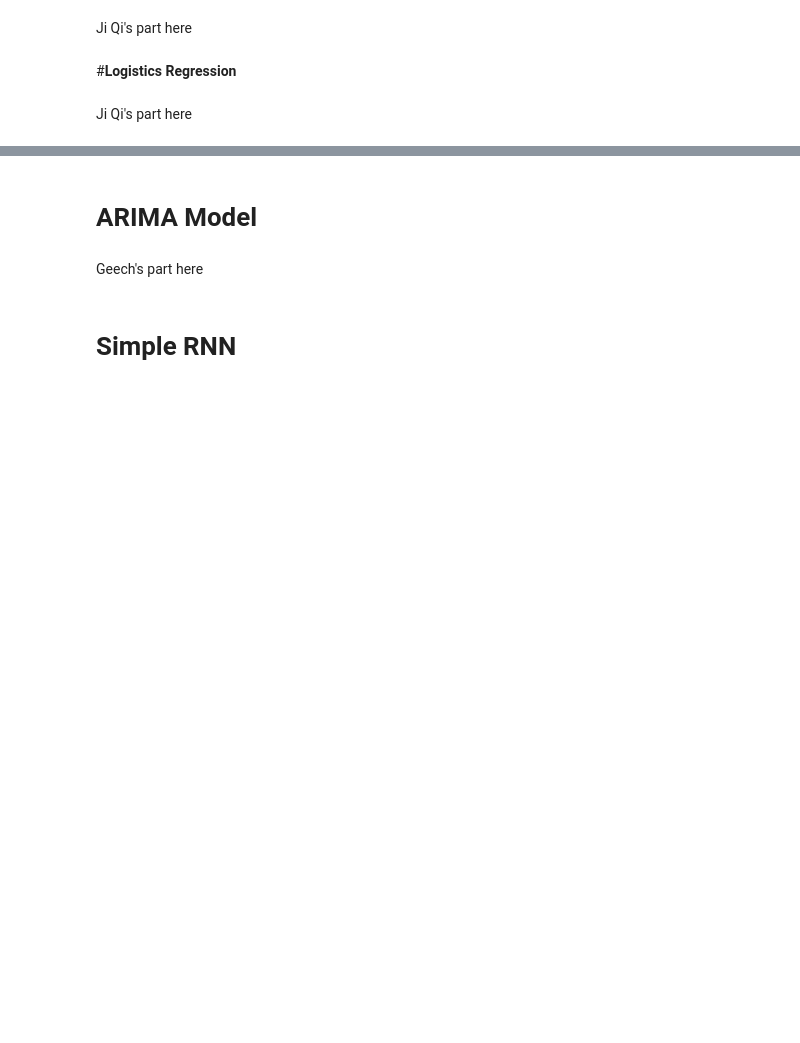
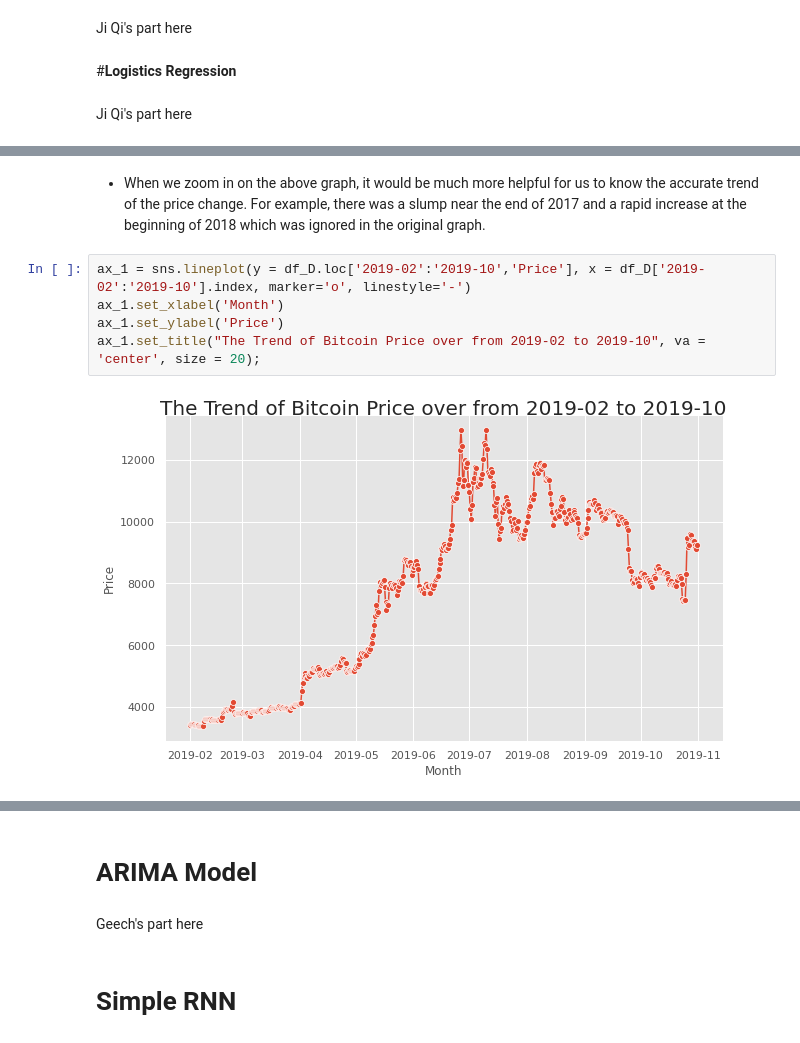
Before and after one commit to zhouchun0105/BA780-project, a Jupyter notebook: Bitcoin_Price_and_its_Movement_Direction_Prediction_Ji.ipynb, the cells around one changed output, grey strips where cells are left out. Drawn from its saved outputs; the diff is of its cells as text; blank space fills up the shorter version.

```diff
--- a/Bitcoin_Price_and_its_Movement_Direction_Prediction_Ji.ipynb
+++ b/Bitcoin_Price_and_its_Movement_Direction_Prediction_Ji.ipynb
@@ -182,0 +412,9 @@ Ji Qi's part here
+# %% [markdown]
+- When we zoom in on the above graph, it would be much more helpful for us to know the accurate trend of the price change. For example, there was a slump near the end of 2017 and a rapid increase at the beginning of 2018 which was ignored in the original graph.
+# %%
+ax_1 = sns.lineplot(y = df_D.loc['2019-02':'2019-10','Price'], x = df_D['2019-02':'2019-10'].index, marker='o', linestyle='-')
+ax_1.set_xlabel('Month')
+ax_1.set_ylabel('Price')
+ax_1.set_title("The Trend of Bitcoin Price over from 2019-02 to 2019-10", va = 'center', size = 20);
+# %% [output]
+[figure, added]
```
Also changed, not shown: parts of 54 cells of this notebook.
